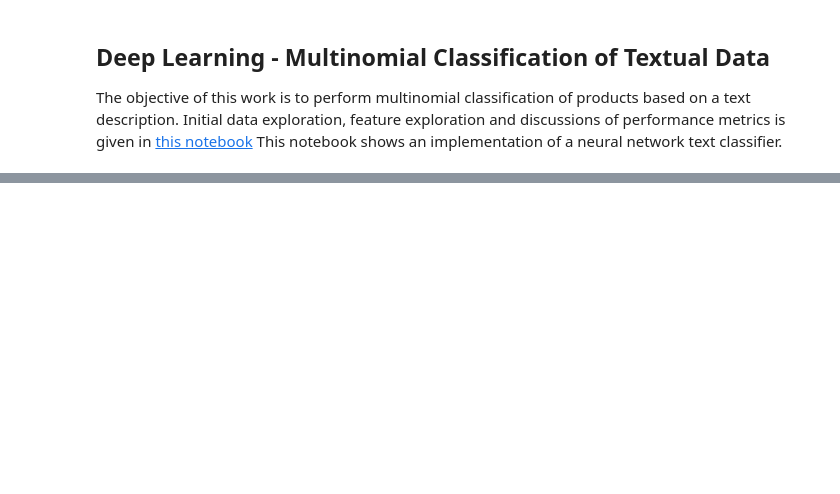
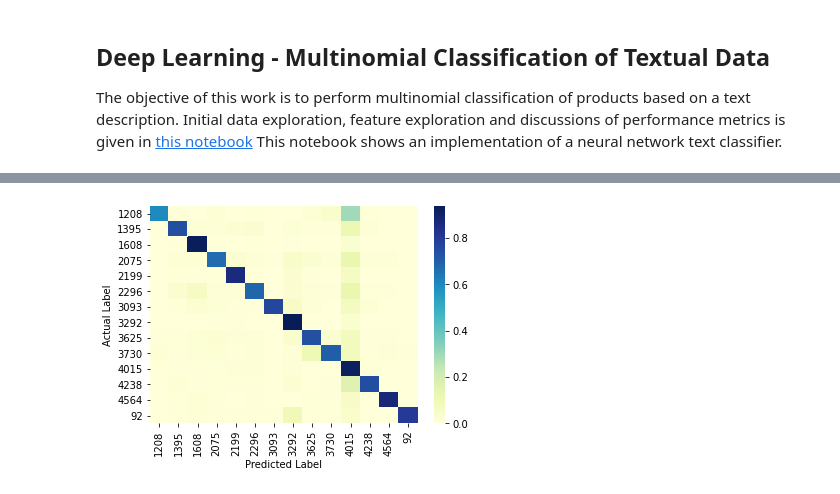
Before and after one commit to amrdixon/text_classification, a Jupyter notebook: text_classification_nn.ipynb, the cells around one changed output, grey strips where cells are left out. Cells and saved outputs as stored; diff of their text form; code cells hidden in the pictures; blank space fills up the shorter version.

```diff
--- a/text_classification_nn.ipynb
+++ b/text_classification_nn.ipynb
@@ -191,0 +179,2 @@ Test Set Accuracy:  0.8841649889945984
+# %%
+clf_level1 = TextClassifierNN()
@@ -191,0 +208,4 @@ Test Set Accuracy:  0.8841649889945984
+# %%
+clf_level1.display_conf_mat()
+# %% [output]
+[figure, added]
```
Also changed, not shown: parts of 18 cells of this notebook.
